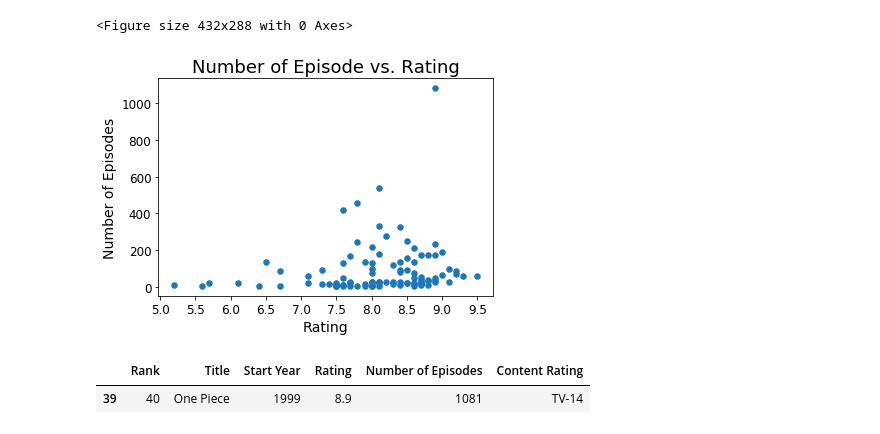
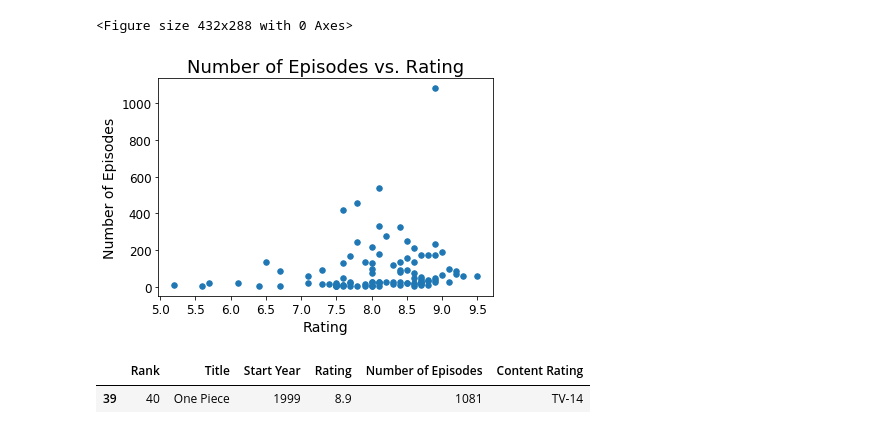
Before and after one commit to Gindely/IMDb-Web-Scraping, a Jupyter notebook: IMDb Web Scraping.ipynb, the cells around one changed output. Cells and saved outputs as stored; diff of their text form; code cells hidden in the pictures.

```diff
--- a/IMDb Web Scraping.ipynb
+++ b/IMDb Web Scraping.ipynb
@@ -148,11 +151,11 @@ plt.figure()
 <Figure size 432x288 with 0 Axes>
 # %%
 plt.scatter(x=df['Rating'], y=df['Number of Episodes'], s=30)
-plt.title('Number of Episode vs. Rating', fontsize=18)
+plt.title('Number of Episodes vs. Rating', fontsize=18)
 plt.xlabel('Rating', fontsize=14)
 plt.ylabel('Number of Episodes', fontsize=14)
 plt.xticks(np.arange(5, 10, 0.5))
 plt.tick_params(labelsize=12);
 # %% [output]
-[figure, old version]
+[figure, new version]
 # %%
```
Also changed, not shown: parts of 4 cells of this notebook.
